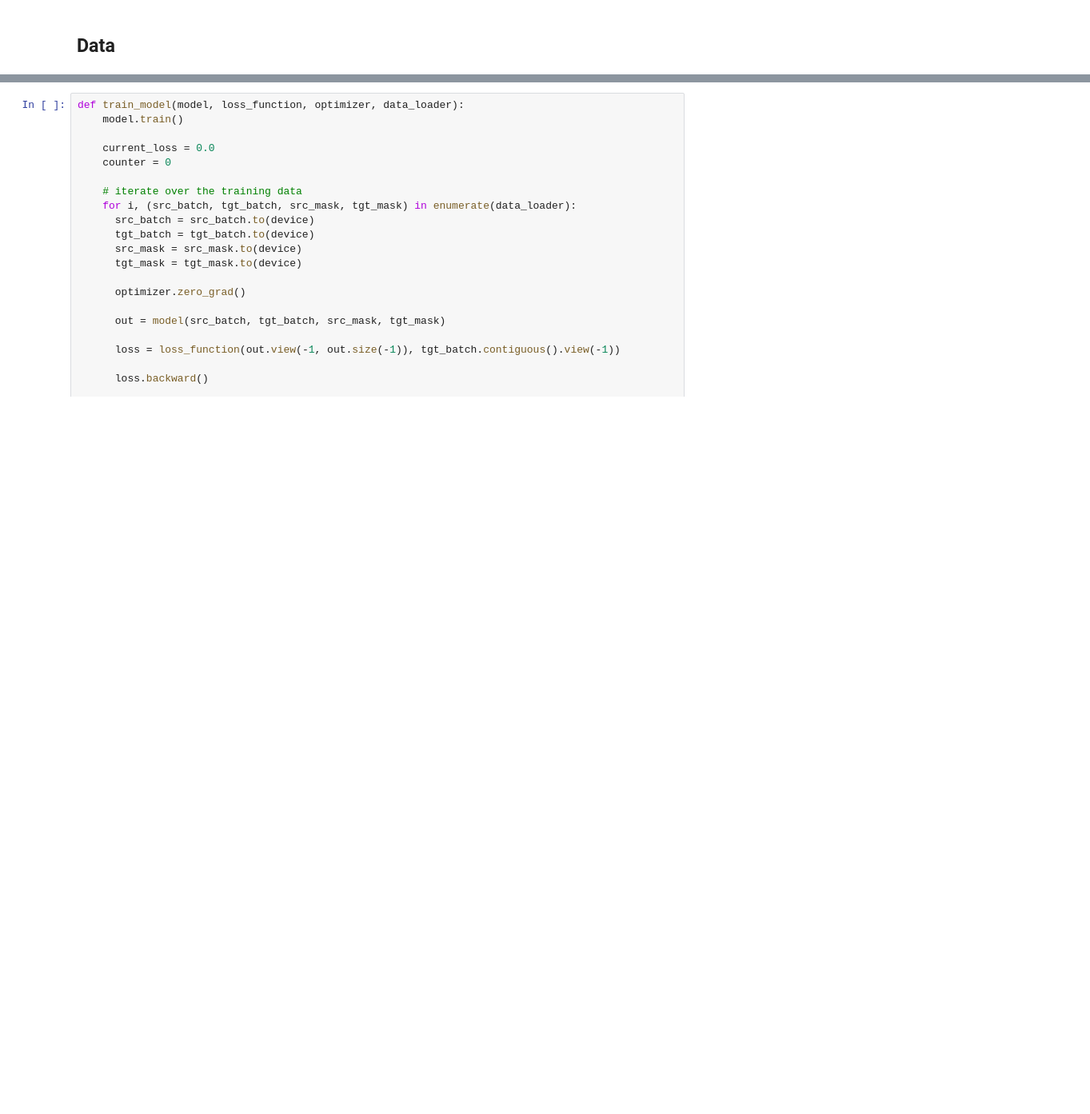
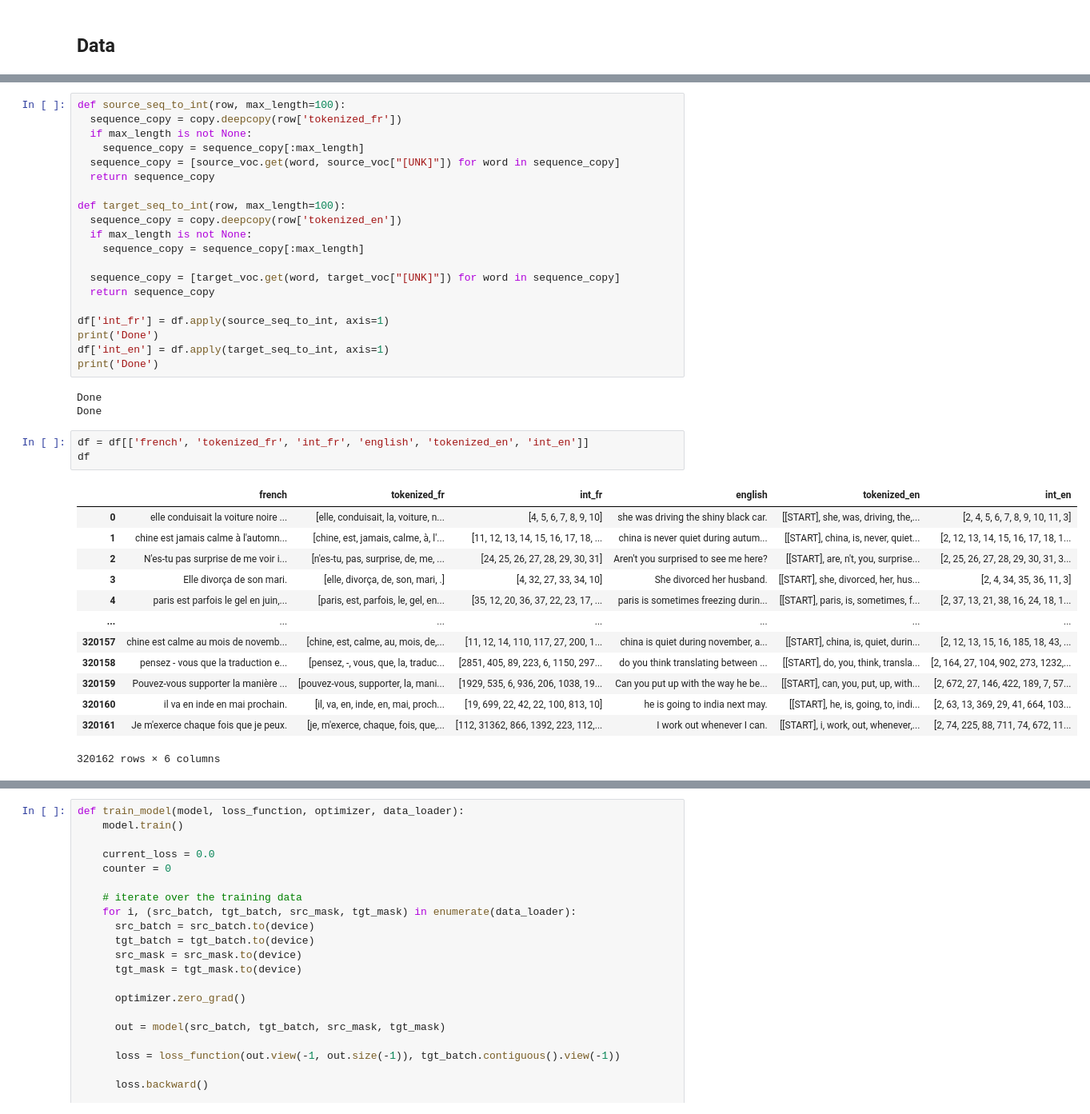
Before and after one commit to VictoorV/Transformer_Pre_In, a Jupyter notebook: Transformer_Attention.ipynb, the cells around one changed output, grey strips where cells are left out. Shown at 80% size. Saved outputs shown, nothing was run; the diff lists cells and outputs as text; blank space fills up the shorter version.

```diff
--- a/Transformer_Attention.ipynb
+++ b/Transformer_Attention.ipynb
@@ -407,3 +378,43 @@ tokenizer = BertTokenizer.from_pretrained("bert-base-multilingual-cased")
+# %%
+def source_seq_to_int(row, max_length=100):
+  sequence_copy = copy.deepcopy(row['tokenized_fr'])
+  if max_length is not None:
+    sequence_copy = sequence_copy[:max_length]
+  sequence_copy = [source_voc.get(word, source_voc["[UNK]"]) for word in sequence_copy]
+  return sequence_copy
+
+def target_seq_to_int(row, max_length=100):
+  sequence_copy = copy.deepcopy(row['tokenized_en'])
+  if max_length is not None:
+    sequence_copy = sequence_copy[:max_length]
+
+  sequence_copy = [target_voc.get(word, target_voc["[UNK]"]) for word in sequence_copy]
+  return sequence_copy
+
+df['int_fr'] = df.apply(source_seq_to_int, axis=1)
+print('Done')
+df['int_en'] = df.apply(target_seq_to_int, axis=1)
+print('Done')
+# %% [output]
+Done
+Done
+# %%
+df = df[['french', 'tokenized_fr', 'int_fr', 'english', 'tokenized_en', 'int_en']]
+df
+# %% [output]
+|  | french | tokenized_fr | int_fr | english | tokenized_en | int_en |
+| 0 | elle conduisait la voiture noire ... | [elle, conduisait, la, voiture, n... | [4, 5, 6, 7, 8, 9, 10] | she was driving the shiny black car. | [[START], she, was, driving, the,... | [2, 4, 5, 6, 7, 8, 9, 10, 11, 3] |
+| 1 | chine est jamais calme à l'automn... | [chine, est, jamais, calme, à, l'... | [11, 12, 13, 14, 15, 16, 17, 18, ... | china is never quiet during autum... | [[START], china, is, never, quiet... | [2, 12, 13, 14, 15, 16, 17, 18, 1... |
+| 2 | N'es-tu pas surprise de me voir i... | [n'es-tu, pas, surprise, de, me, ... | [24, 25, 26, 27, 28, 29, 30, 31] | Aren't you surprised to see me here? | [[START], are, n't, you, surprise... | [2, 25, 26, 27, 28, 29, 30, 31, 3... |
+| 3 | Elle divorça de son mari. | [elle, divorça, de, son, mari, .] | [4, 32, 27, 33, 34, 10] | She divorced her husband. | [[START], she, divorced, her, hus... | [2, 4, 34, 35, 36, 11, 3] |
+| 4 | paris est parfois le gel en juin,... | [paris, est, parfois, le, gel, en... | [35, 12, 20, 36, 37, 22, 23, 17, ... | paris is sometimes freezing durin... | [[START], paris, is, sometimes, f... | [2, 37, 13, 21, 38, 16, 24, 18, 1... |
+| ... | ... | ... | ... | ... | ... | ... |
+| 320157 | chine est calme au mois de novemb... | [chine, est, calme, au, mois, de,... | [11, 12, 14, 110, 117, 27, 200, 1... | china is quiet during november, a... | [[START], china, is, quiet, durin... | [2, 12, 13, 15, 16, 185, 18, 43, ... |
+| 320158 | pensez - vous que la traduction e... | [pensez, -, vous, que, la, traduc... | [2851, 405, 89, 223, 6, 1150, 297... | do you think translating between ... | [[START], do, you, think, transla... | [2, 164, 27, 104, 902, 273, 1232,... |
+| 320159 | Pouvez-vous supporter la manière ... | [pouvez-vous, supporter, la, mani... | [1929, 535, 6, 936, 206, 1038, 19... | Can you put up with the way he be... | [[START], can, you, put, up, with... | [2, 672, 27, 146, 422, 189, 7, 57... |
+| 320160 | il va en inde en mai prochain. | [il, va, en, inde, en, mai, proch... | [19, 699, 22, 42, 22, 100, 813, 10] | he is going to india next may. | [[START], he, is, going, to, indi... | [2, 63, 13, 369, 29, 41, 664, 103... |
+| 320161 | Je m'exerce chaque fois que je peux. | [je, m'exerce, chaque, fois, que,... | [112, 31362, 866, 1392, 223, 112,... | I work out whenever I can. | [[START], i, work, out, whenever,... | [2, 74, 225, 88, 711, 74, 672, 11... |
+320162 rows × 6 columns
 # %%
 from torch.utils.data import Dataset
 
```
Also changed, not shown: parts of 30 cells of this notebook.
